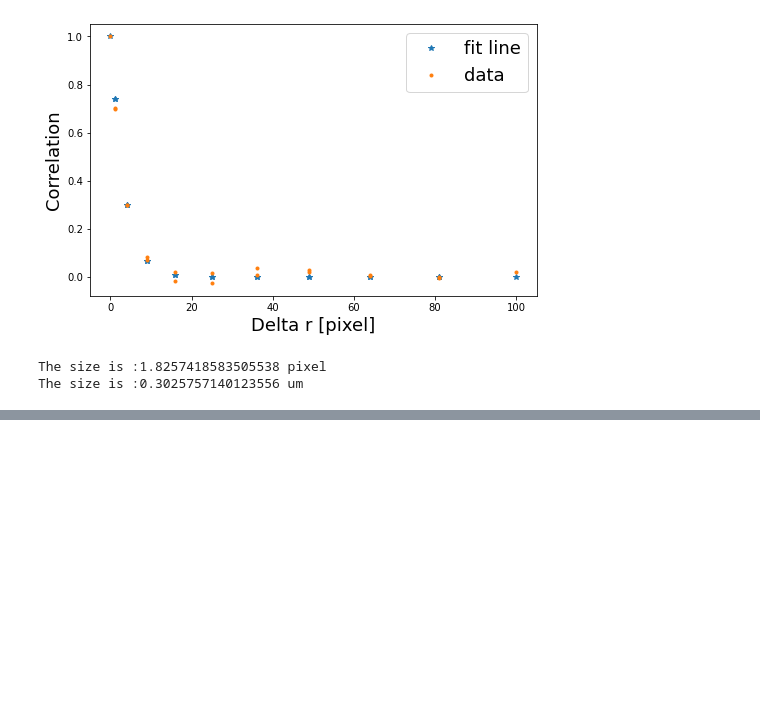
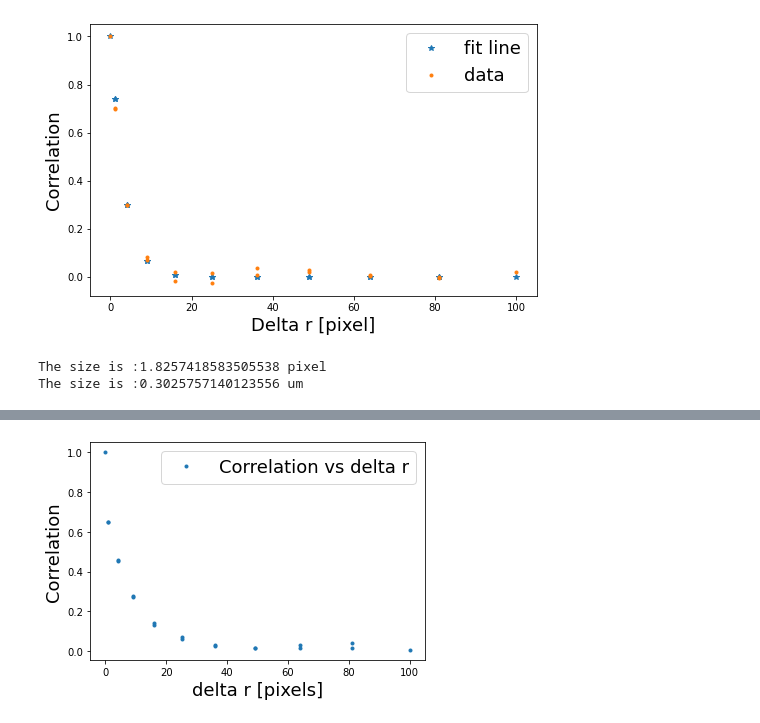
Before and after one commit to wwy-wwy-wwy/Speckle_project, a Jupyter notebook: Spatial autocorrelation.ipynb, the cells around one changed output, grey strips where cells are left out. Saved outputs shown, nothing was run; the diff lists cells and outputs as text; code cells hidden in the pictures; blank space fills up the shorter version.

```diff
--- a/Spatial autocorrelation.ipynb
+++ b/Spatial autocorrelation.ipynb
@@ -468,0 +484,4 @@ The size is :0.3025757140123556 um
+# %%
+plot_spmap_x_direction(spmap_gly_100nm_30x)
+# %% [output]
+[figure, added]
```
Also changed, not shown: parts of 14 cells of this notebook, 4 other files.
